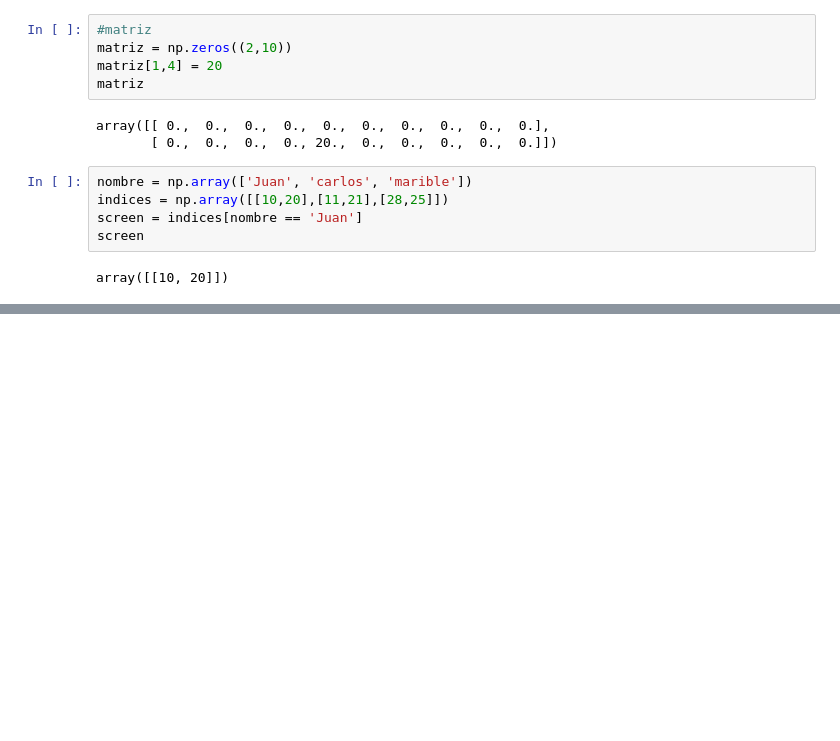
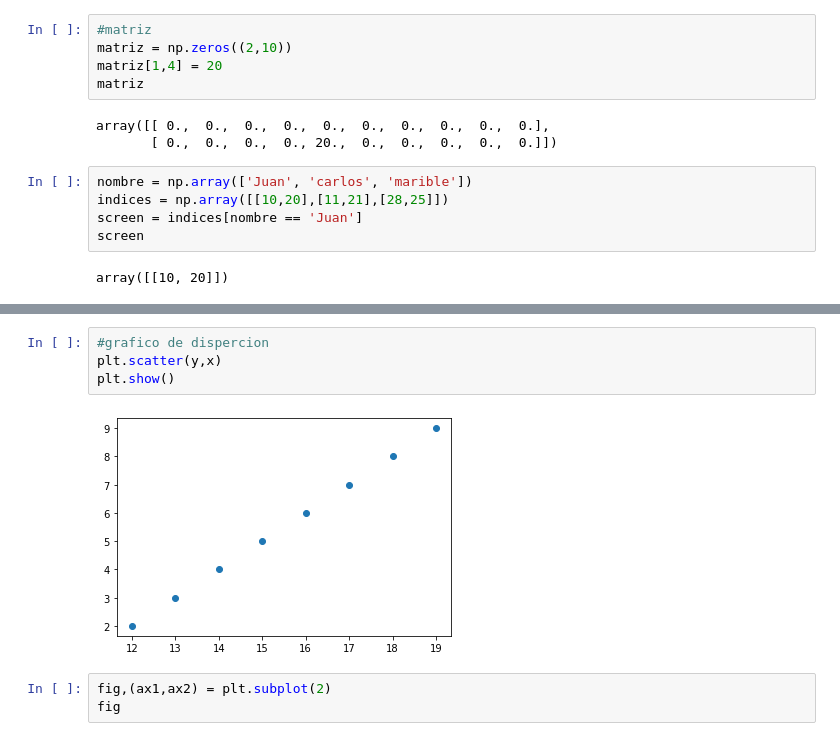
Before and after one commit to juank27/Ejercicios_IA, a Jupyter notebook: utl_librerias.ipynb, the cells around one changed output, grey strips where cells are left out. Saved outputs shown, nothing was run; the diff lists cells and outputs as text; blank space fills up the shorter version.

```diff
--- a/utl_librerias.ipynb
+++ b/utl_librerias.ipynb
@@ -47,0 +57,9 @@ plt.plot()
+# %%
+#grafico de dispercion
+plt.scatter(y,x)
+plt.show()
+# %% [output]
+[figure, added]
+# %%
+fig,(ax1,ax2) = plt.subplot(2)
+fig
```
Also changed, not shown: parts of 4 cells of this notebook, 3 other files.
